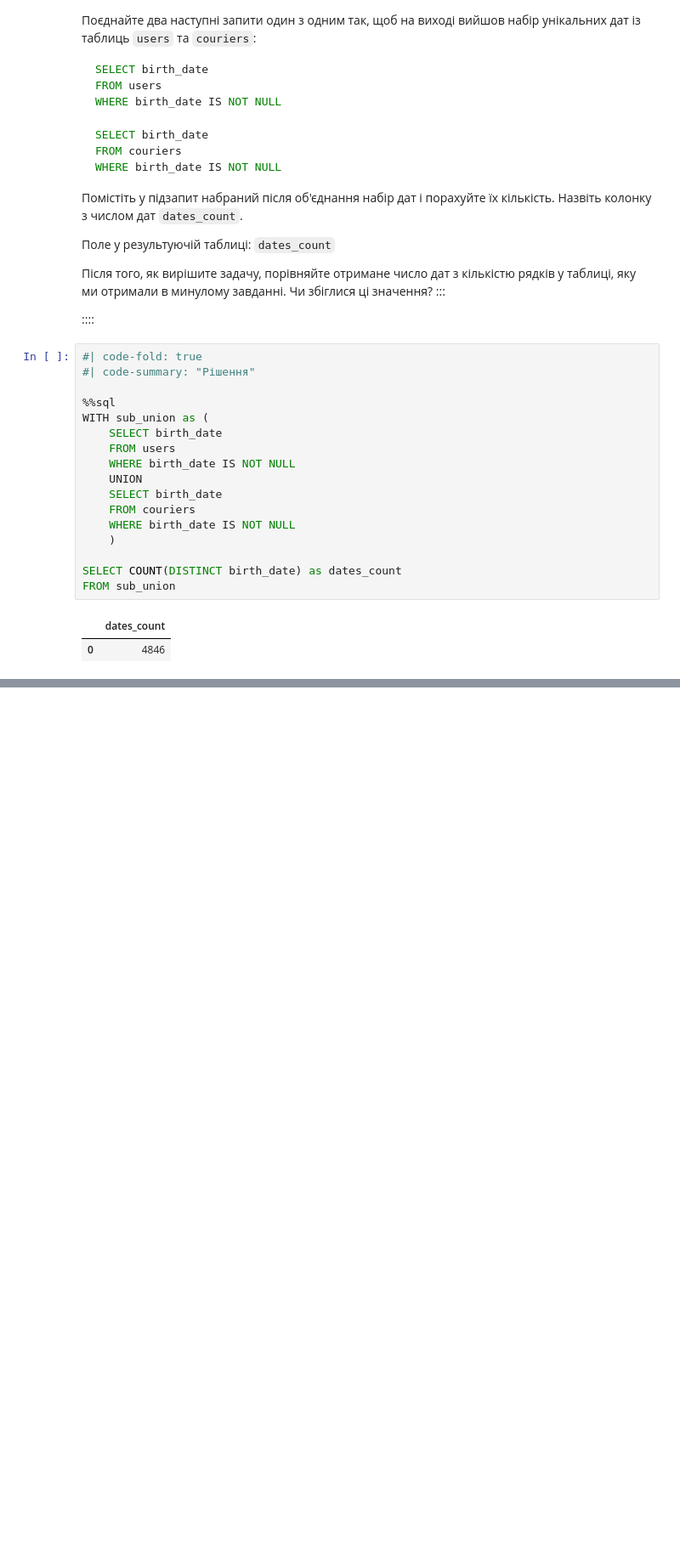
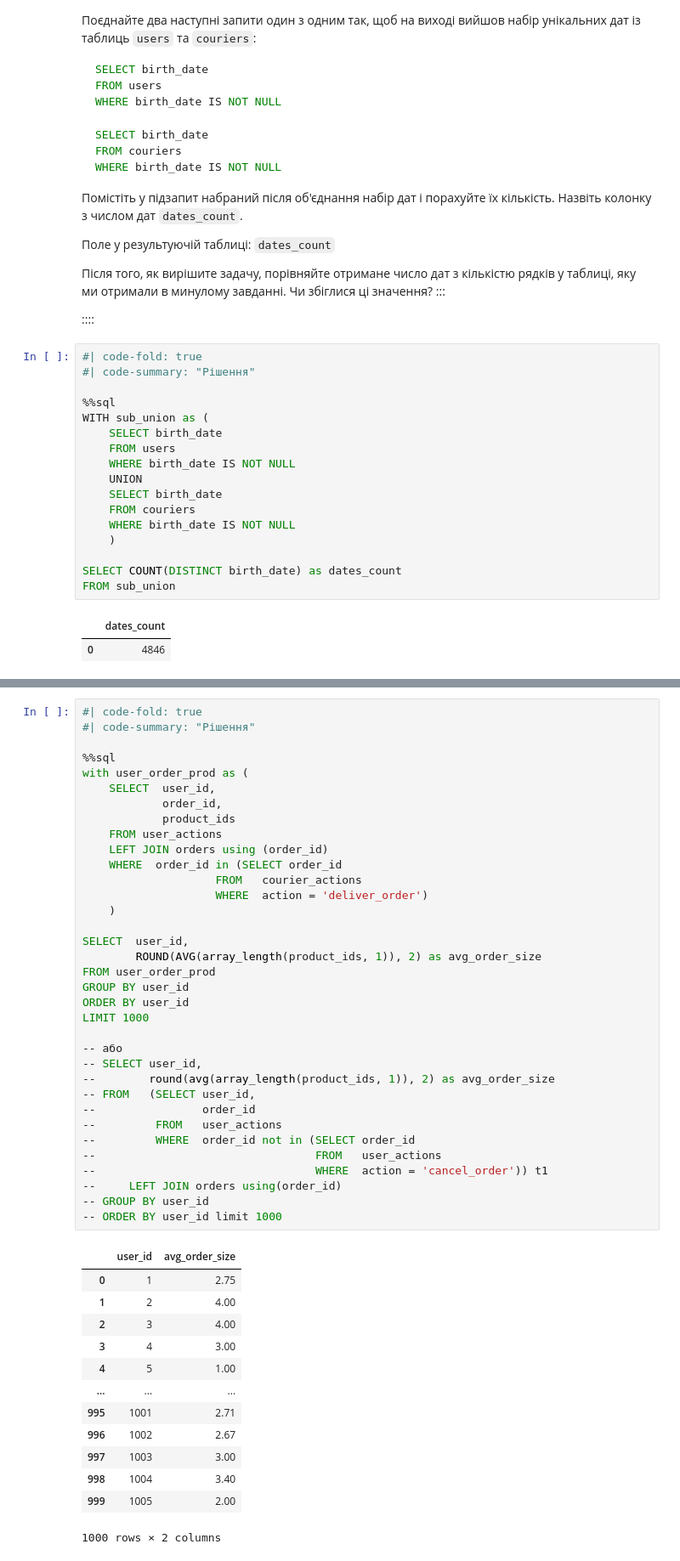
Before and after one commit to Aranaur/py4ds, a Jupyter notebook: sql_join.ipynb, the cells around one changed output, grey strips where cells are left out. Shown at 85% size. Cells and saved outputs as stored; diff of their text form; blank space fills up the shorter version.

```diff
--- a/sql_join.ipynb
+++ b/sql_join.ipynb
@@ -985,0 +1209,49 @@ FROM sub_union
+# %%
+#| code-fold: true
+#| code-summary: "Рішення"
+
+%%sql
+with user_order_prod as (
+    SELECT  user_id,
+            order_id,
+            product_ids
+    FROM user_actions
+    LEFT JOIN orders using (order_id)
+    WHERE  order_id in (SELECT order_id
+                    FROM   courier_actions
+                    WHERE  action = 'deliver_order')
+    )
+
+SELECT  user_id,
+        ROUND(AVG(array_length(product_ids, 1)), 2) as avg_order_size
+FROM user_order_prod
+GROUP BY user_id
+ORDER BY user_id
+LIMIT 1000
+
+-- або
+-- SELECT user_id,
+--        round(avg(array_length(product_ids, 1)), 2) as avg_order_size
+-- FROM   (SELECT user_id,
+--                order_id
+--         FROM   user_actions
+--         WHERE  order_id not in (SELECT order_id
+--                                 FROM   user_actions
+--                                 WHERE  action = 'cancel_order')) t1
+--     LEFT JOIN orders using(order_id)
+-- GROUP BY user_id
+-- ORDER BY user_id limit 1000
+# %% [output]
+|  | user_id | avg_order_size |
+| 0 | 1 | 2.75 |
+| 1 | 2 | 4.00 |
+| 2 | 3 | 4.00 |
+| 3 | 4 | 3.00 |
+| 4 | 5 | 1.00 |
+| ... | ... | ... |
+| 995 | 1001 | 2.71 |
+| 996 | 1002 | 2.67 |
+| 997 | 1003 | 3.00 |
+| 998 | 1004 | 3.40 |
+| 999 | 1005 | 2.00 |
+1000 rows × 2 columns
```
Also changed, not shown: parts of 15 cells of this notebook, 2 other files.
